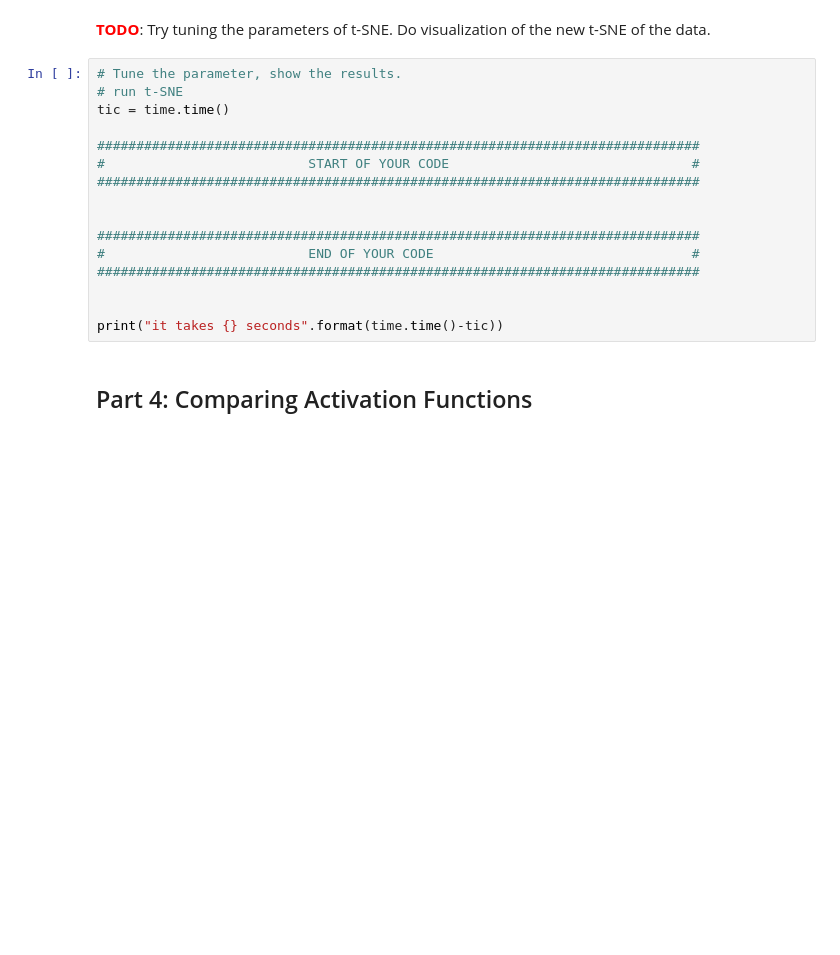
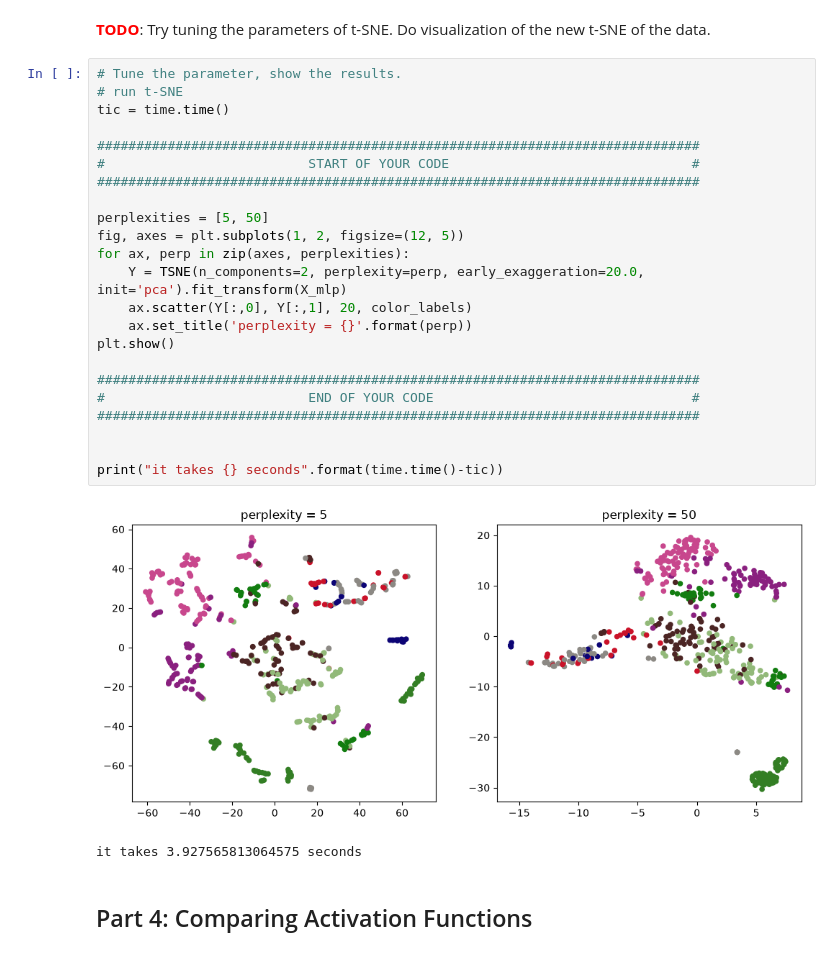
Before and after one commit to dextroy01/e4040-2025fall-assign1-dfa2121, a Jupyter notebook: task3-mlp_tensorflow.ipynb, the cells around one changed output. Saved outputs shown, nothing was run; the diff lists cells and outputs as text; blank space fills up the shorter version.

```diff
--- a/task3-mlp_tensorflow.ipynb
+++ b/task3-mlp_tensorflow.ipynb
@@ -548,19 +759,29 @@ test(model, X_test, y_test)
 # %%
 # Tune the parameter, show the results.
 # run t-SNE
 tic = time.time()
 
 #############################################################################
 #                          START OF YOUR CODE                               #
 #############################################################################
 
+perplexities = [5, 50]
+fig, axes = plt.subplots(1, 2, figsize=(12, 5))
+for ax, perp in zip(axes, perplexities):
+    Y = TSNE(n_components=2, perplexity=perp, early_exaggeration=20.0, init='pca').fit_transform(X_mlp)
+    ax.scatter(Y[:,0], Y[:,1], 20, color_labels)
+    ax.set_title('perplexity = {}'.format(perp))
+plt.show()
 
 #############################################################################
 #                          END OF YOUR CODE                                 #
 #############################################################################
 
 
 print("it takes {} seconds".format(time.time()-tic))
+# %% [output]
+[figure, added]
+it takes 3.927565813064575 seconds
 # %% [markdown]
 ## Part 4: Comparing Activation Functions
 # %% [markdown]
```
Also changed, not shown: parts of 18 cells of this notebook, 11 other files.
